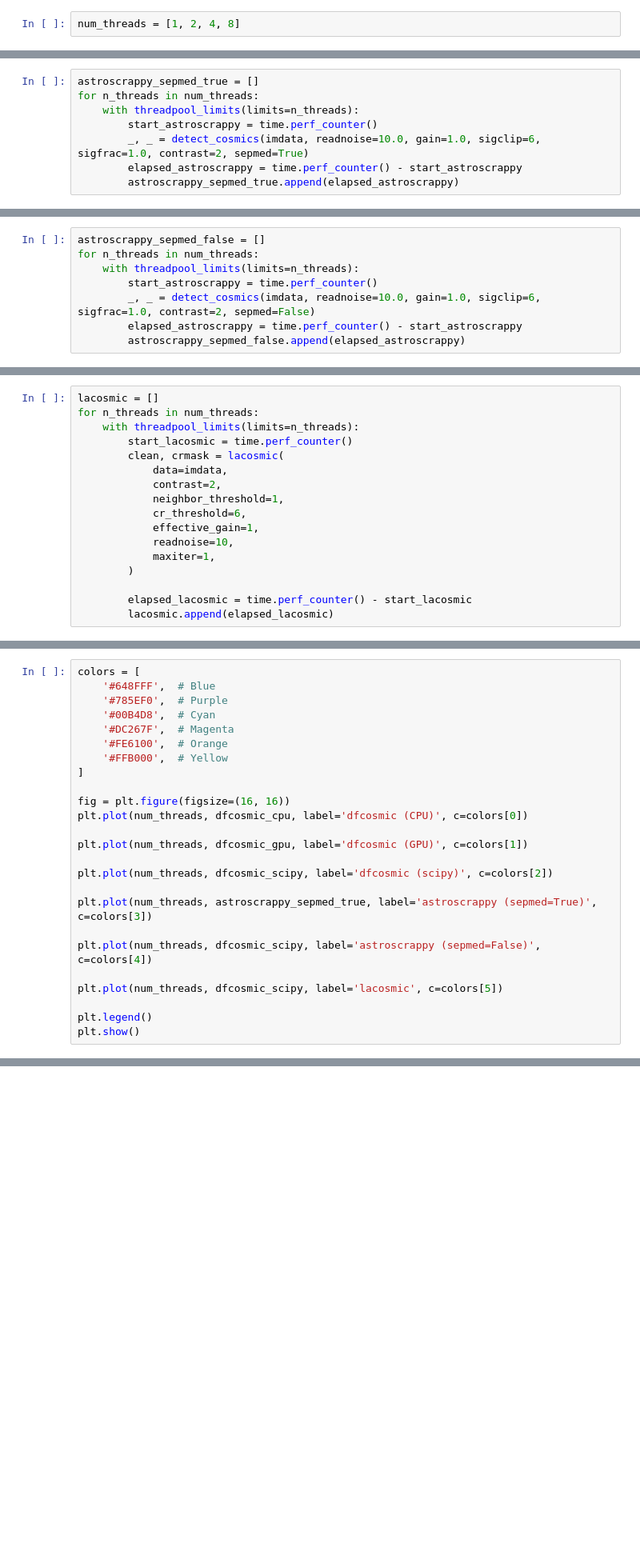
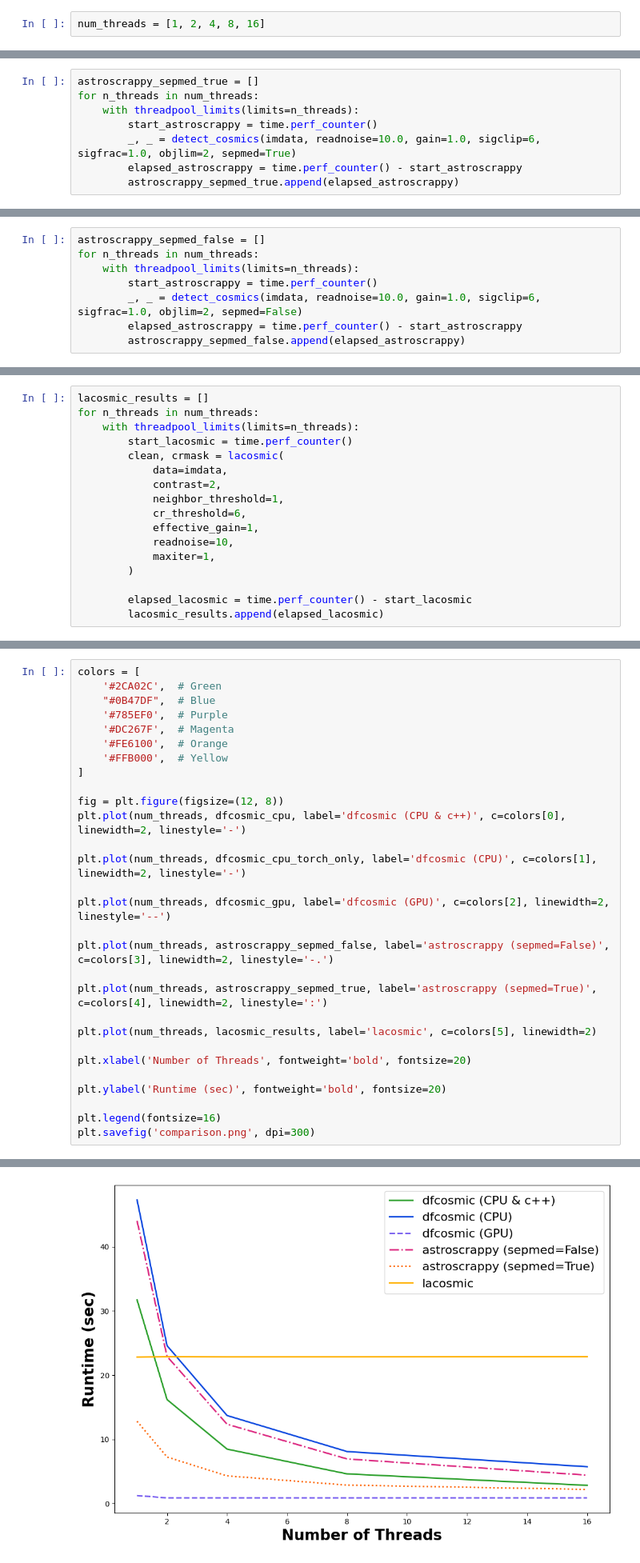
Before and after one commit to DragonflyTelescope/dfcosmic, a Jupyter notebook: demos/Comparison.ipynb, the cells around one changed output, grey strips where cells are left out. Shown at 80% size. Drawn from its saved outputs; the diff is of its cells as text; blank space fills up the shorter version.

```diff
--- a/demos/Comparison.ipynb
+++ b/demos/Comparison.ipynb
@@ -19,7 +19,7 @@ from dfcosmic import lacosmic_scipy
 from threadpoolctl import threadpool_limits
 import matplotlib.pyplot as plt
 # %%
-num_threads = [1, 2, 4, 8]
+num_threads = [1, 2, 4, 8, 16]
 # %%
 # Make a simple Gaussian function for testing purposes
 def gaussian(image_shape, x0, y0, brightness, fwhm):
@@ -162,7 +169,7 @@ astroscrappy_sepmed_true = []
 for n_threads in num_threads:
     with threadpool_limits(limits=n_threads):
         start_astroscrappy = time.perf_counter()
-        _, _ = detect_cosmics(imdata, readnoise=10.0, gain=1.0, sigclip=6, sigfrac=1.0, contrast=2, sepmed=True)
+        _, _ = detect_cosmics(imdata, readnoise=10.0, gain=1.0, sigclip=6, sigfrac=1.0, objlim=2, sepmed=True)
         elapsed_astroscrappy = time.perf_counter() - start_astroscrappy
         astroscrappy_sepmed_true.append(elapsed_astroscrappy)
 # %% [markdown]
@@ -172,7 +179,7 @@ astroscrappy_sepmed_false = []
 for n_threads in num_threads:
     with threadpool_limits(limits=n_threads):
         start_astroscrappy = time.perf_counter()
-        _, _ = detect_cosmics(imdata, readnoise=10.0, gain=1.0, sigclip=6, sigfrac=1.0, contrast=2, sepmed=False)
+        _, _ = detect_cosmics(imdata, readnoise=10.0, gain=1.0, sigclip=6, sigfrac=1.0, objlim=2, sepmed=False)
         elapsed_astroscrappy = time.perf_counter() - start_astroscrappy
         astroscrappy_sepmed_false.append(elapsed_astroscrappy)
 # %% [markdown]
@@ -180,5 +187,5 @@ Option 6: `lacosmic`
 # %%
-lacosmic = []
+lacosmic_results = []
 for n_threads in num_threads:
     with threadpool_limits(limits=n_threads):
         start_lacosmic = time.perf_counter()
@@ -193,5 +200,5 @@ for n_threads in num_threads:
         )
 
         elapsed_lacosmic = time.perf_counter() - start_lacosmic
-        lacosmic.append(elapsed_lacosmic)
+        lacosmic_results.append(elapsed_lacosmic)
 # %% [output]
@@ -205,27 +217,31 @@ The plot will be broken down in the following manner:
  - the color indicates the option
 # %%
 colors = [
-    '#648FFF',  # Blue
+    '#2CA02C',  # Green
+    "#0B47DF",  # Blue
     '#785EF0',  # Purple
-    '#00B4D8',  # Cyan
     '#DC267F',  # Magenta
     '#FE6100',  # Orange
     '#FFB000',  # Yellow
 ]
 
-fig = plt.figure(figsize=(16, 16))
-plt.plot(num_threads, dfcosmic_cpu, label='dfcosmic (CPU)', c=colors[0])
+fig = plt.figure(figsize=(12, 8))
+plt.plot(num_threads, dfcosmic_cpu, label='dfcosmic (CPU & c++)', c=colors[0], linewidth=2, linestyle='-')
 
-plt.plot(num_threads, dfcosmic_gpu, label='dfcosmic (GPU)', c=colors[1])
+plt.plot(num_threads, dfcosmic_cpu_torch_only, label='dfcosmic (CPU)', c=colors[1], linewidth=2, linestyle='-')
 
-plt.plot(num_threads, dfcosmic_scipy, label='dfcosmic (scipy)', c=colors[2])
+plt.plot(num_threads, dfcosmic_gpu, label='dfcosmic (GPU)', c=colors[2], linewidth=2, linestyle='--')
 
-plt.plot(num_threads, astroscrappy_sepmed_true, label='astroscrappy (sepmed=True)', c=colors[3])
+plt.plot(num_threads, astroscrappy_sepmed_false, label='astroscrappy (sepmed=False)', c=colors[3], linewidth=2, linestyle='-.')
 
-plt.plot(num_threads, dfcosmic_scipy, label='astroscrappy (sepmed=False)', c=colors[4])
+plt.plot(num_threads, astroscrappy_sepmed_true, label='astroscrappy (sepmed=True)', c=colors[4], linewidth=2, linestyle=':')
 
-plt.plot(num_threads, dfcosmic_scipy, label='lacosmic', c=colors[5])
+plt.plot(num_threads, lacosmic_results, label='lacosmic', c=colors[5], linewidth=2)
 
-plt.legend()
-plt.show()
+plt.xlabel('Number of Threads', fontweight='bold', fontsize=20)
+
+plt.ylabel('Runtime (sec)', fontweight='bold', fontsize=20)
+
+plt.legend(fontsize=16)
+plt.savefig('comparison.png', dpi=300)
 # %% [output]
@@ -235,0 +248 @@ lacosmic runtime: 39.9137 seconds
+[figure, added]
```
Also changed, not shown: parts of 10 cells of this notebook, 6 other files.
